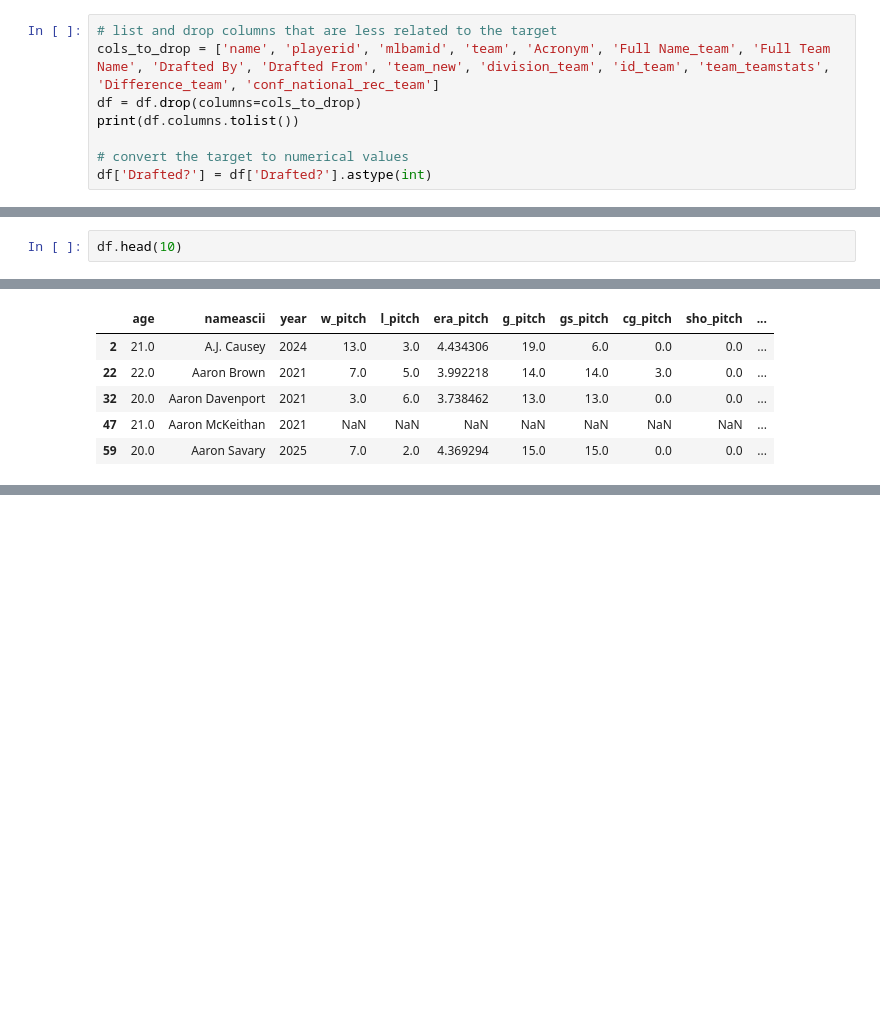
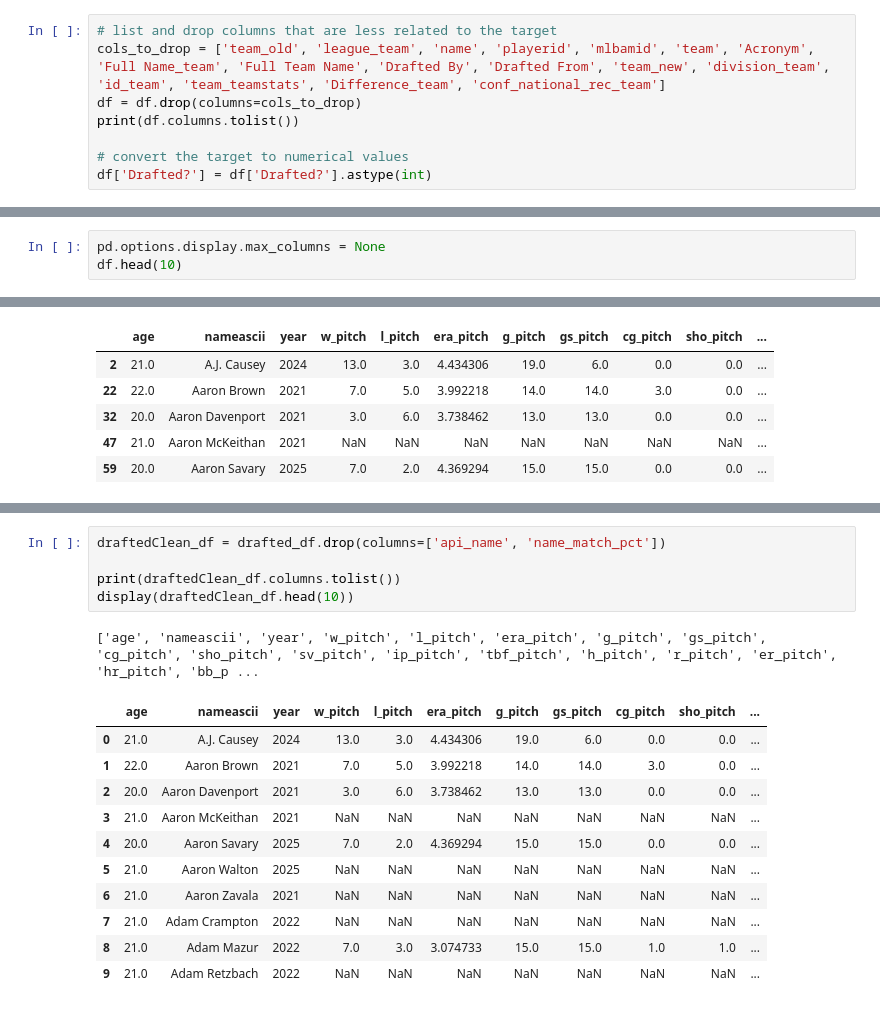
Before and after one commit to CodeMateo15/ncaaBaseballDraft-Predictor, a Jupyter notebook: CSV+Code Files/trial_xgBoost/xgboostAllWithTeamsV2.ipynb, the cells around one changed output, grey strips where cells are left out. Cells and saved outputs as stored; diff of their text form; blank space fills up the shorter version.

```diff
--- a/CSV+Code Files/trial_xgBoost/xgboostAllWithTeamsV2.ipynb
+++ b/CSV+Code Files/trial_xgBoost/xgboostAllWithTeamsV2.ipynb
@@ -12,7 +12,7 @@ import matplotlib.pyplot as plt
 df = pd.read_csv('batting_pitching_combined.csv', delimiter=',')
 # %%
 # list and drop columns that are less related to the target
-cols_to_drop = ['name', 'playerid', 'mlbamid', 'team', 'Acronym', 'Full Name_team', 'Full Team Name', 'Drafted By', 'Drafted From', 'team_new', 'division_team', 'id_team', 'team_teamstats', 'Difference_team', 'conf_national_rec_team']
+cols_to_drop = ['team_old', 'league_team', 'name', 'playerid', 'mlbamid', 'team', 'Acronym', 'Full Name_team', 'Full Team Name', 'Drafted By', 'Drafted From', 'team_new', 'division_team', 'id_team', 'team_teamstats', 'Difference_team', 'conf_national_rec_team']
 df = df.drop(columns=cols_to_drop)
 print(df.columns.tolist())
 
@@ -21,6 +21,7 @@ df['Drafted?'] = df['Drafted?'].astype(int)
 # %% [output]
 ['age', 'nameascii', 'year', 'w_pitch', 'l_pitch', 'era_pitch', 'g_pitch', 'gs_pitch', 'cg_pitch', 'sho_pitch', 'sv_pitch', 'ip_pitch', 'tbf_pitch', 'h_pitch', 'r_pitch', 'er_pitch', 'hr_pitch', 'bb_p ...
 # %%
+pd.options.display.max_columns = None
 df.head(10)
 # %% [output]
 |  | age | nameascii | year | w_pitch | l_pitch | era_pitch | g_pitch | gs_pitch | cg_pitch | sho_pitch | ... |
@@ -244,3 +397,21 @@ display(drafted_df.head(5))
+# %%
+draftedClean_df = drafted_df.drop(columns=['api_name', 'name_match_pct'])
+
+print(draftedClean_df.columns.tolist())
+display(draftedClean_df.head(10))
+# %% [output]
+['age', 'nameascii', 'year', 'w_pitch', 'l_pitch', 'era_pitch', 'g_pitch', 'gs_pitch', 'cg_pitch', 'sho_pitch', 'sv_pitch', 'ip_pitch', 'tbf_pitch', 'h_pitch', 'r_pitch', 'er_pitch', 'hr_pitch', 'bb_p ...
+|  | age | nameascii | year | w_pitch | l_pitch | era_pitch | g_pitch | gs_pitch | cg_pitch | sho_pitch | ... |
+| 0 | 21.0 | A.J. Causey | 2024 | 13.0 | 3.0 | 4.434306 | 19.0 | 6.0 | 0.0 | 0.0 | ... |
+| 1 | 22.0 | Aaron Brown | 2021 | 7.0 | 5.0 | 3.992218 | 14.0 | 14.0 | 3.0 | 0.0 | ... |
+| 2 | 20.0 | Aaron Davenport | 2021 | 3.0 | 6.0 | 3.738462 | 13.0 | 13.0 | 0.0 | 0.0 | ... |
+| 3 | 21.0 | Aaron McKeithan | 2021 | NaN | NaN | NaN | NaN | NaN | NaN | NaN | ... |
+| 4 | 20.0 | Aaron Savary | 2025 | 7.0 | 2.0 | 4.369294 | 15.0 | 15.0 | 0.0 | 0.0 | ... |
+| 5 | 21.0 | Aaron Walton | 2025 | NaN | NaN | NaN | NaN | NaN | NaN | NaN | ... |
+| 6 | 21.0 | Aaron Zavala | 2021 | NaN | NaN | NaN | NaN | NaN | NaN | NaN | ... |
+| 7 | 21.0 | Adam Crampton | 2022 | NaN | NaN | NaN | NaN | NaN | NaN | NaN | ... |
+| 8 | 21.0 | Adam Mazur | 2022 | 7.0 | 3.0 | 3.074733 | 15.0 | 15.0 | 1.0 | 1.0 | ... |
+| 9 | 21.0 | Adam Retzbach | 2022 | NaN | NaN | NaN | NaN | NaN | NaN | NaN | ... |
 # %%
 # Create college-only rank as target for each year
 # Filter to college players only and rank within each year
```
Also changed, not shown: parts of 18 cells of this notebook, 2 other files.
